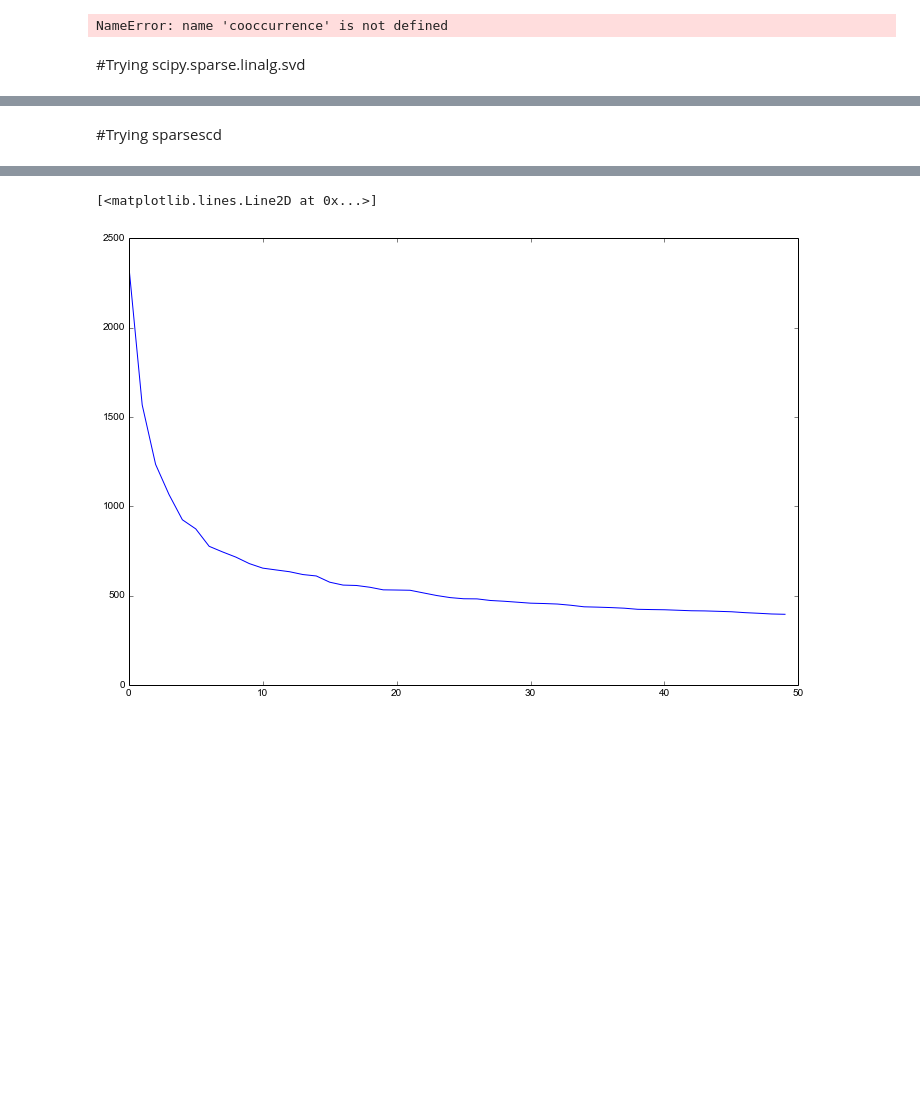
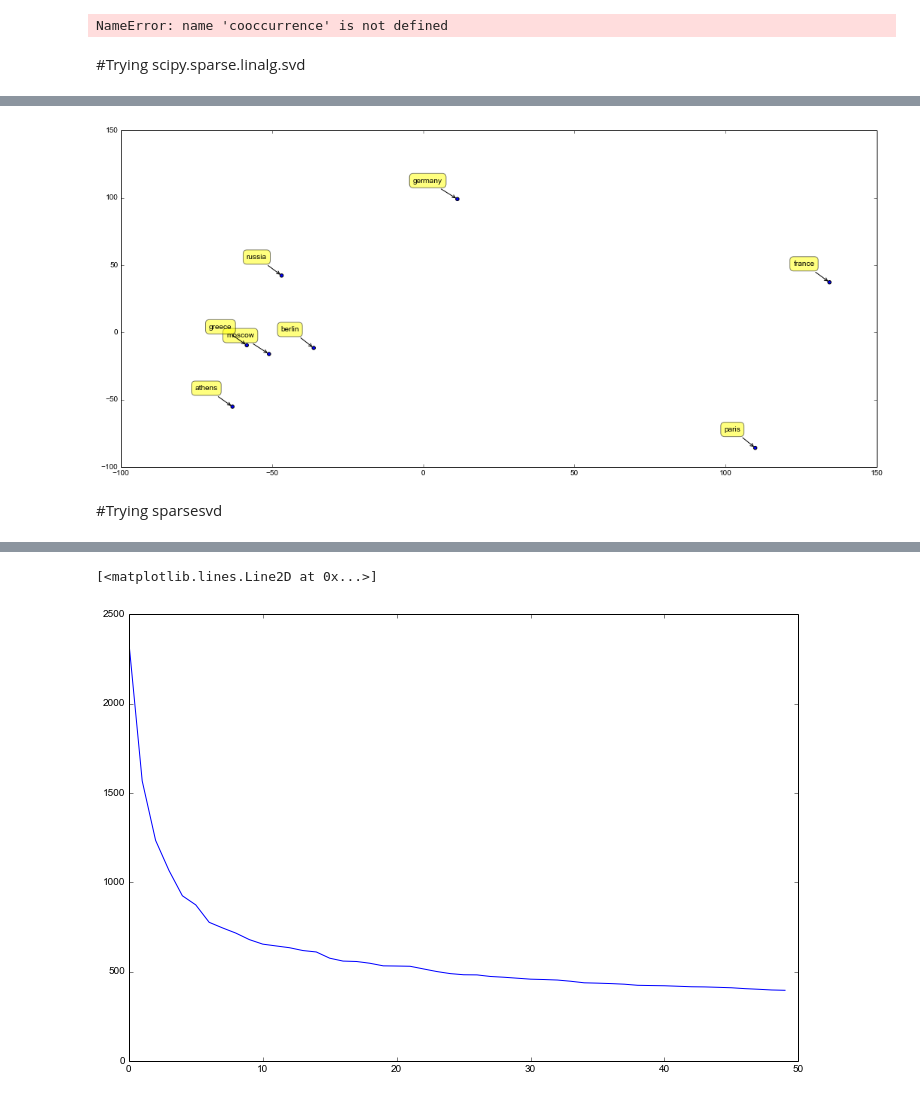
Before and after one commit to undertherain/vsmlib, a Jupyter notebook: python/matrices.ipynb, the cells around one changed output, grey strips where cells are left out. Saved outputs shown, nothing was run; the diff lists cells and outputs as text; code cells hidden in the pictures; blank space fills up the shorter version.

```diff
--- a/python/matrices.ipynb
+++ b/python/matrices.ipynb
@@ -344,4 +172,36 @@ m_svd_scipy.get_most_similar_words(row)
+# %%
+wordlist = ["russia","moscow","france","paris","germany","berlin","greece","athens"]
+mymodel = m2
+#wordlist = ["big","bigger","small","smaller","good","better","slow","slower"]
+#wordlist = ["cake","soup","sandwich","","car","bike","helicopter"]
+def vis_scatter(x,y,wordlist):
+    plt.scatter(x,y)
+    for label, x, y in zip(wordlist, x, y):
+        plt.annotate(
+            label,
+            xy = (x, y), xytext = (-20, 20),
+            textcoords = 'offset points', ha = 'right', va = 'bottom',
+            bbox = dict(boxstyle = 'round,pad=0.5', fc = 'yellow', alpha = 0.5),
+            arrowprops = dict(arrowstyle = '->', connectionstyle = 'arc3,rad=0'))
+rows = np.empty((0,mymodel.matrix.shape[1]))
+for i in wordlist:
+    rows =np.vstack([rows,mymodel.get_row(i)])
+
+#import mdp
+#p = mdp.pca(rows)
+    #ut, s_ev, vt = np.linalg.svd(rows.T)
+import sklearn.decomposition
+pca = sklearn.decomposition.PCA(n_components=2)
+#pca.fit(rows)
+p = pca.fit_transform(rows)
+##print(pca.explained_variance_ratio_)
+x = p[:,0]
+y = p[:,1]
+vis_scatter(x,y,wordlist)
+plt.savefig("2d.pdf")
+# %% [output]
+[figure, added]
 # %% [markdown]
-#Trying sparsescd
+#Trying sparsesvd
 # %%
 from sparsesvd import sparsesvd
```
Also changed, not shown: parts of 19 cells of this notebook, 5 other files.
